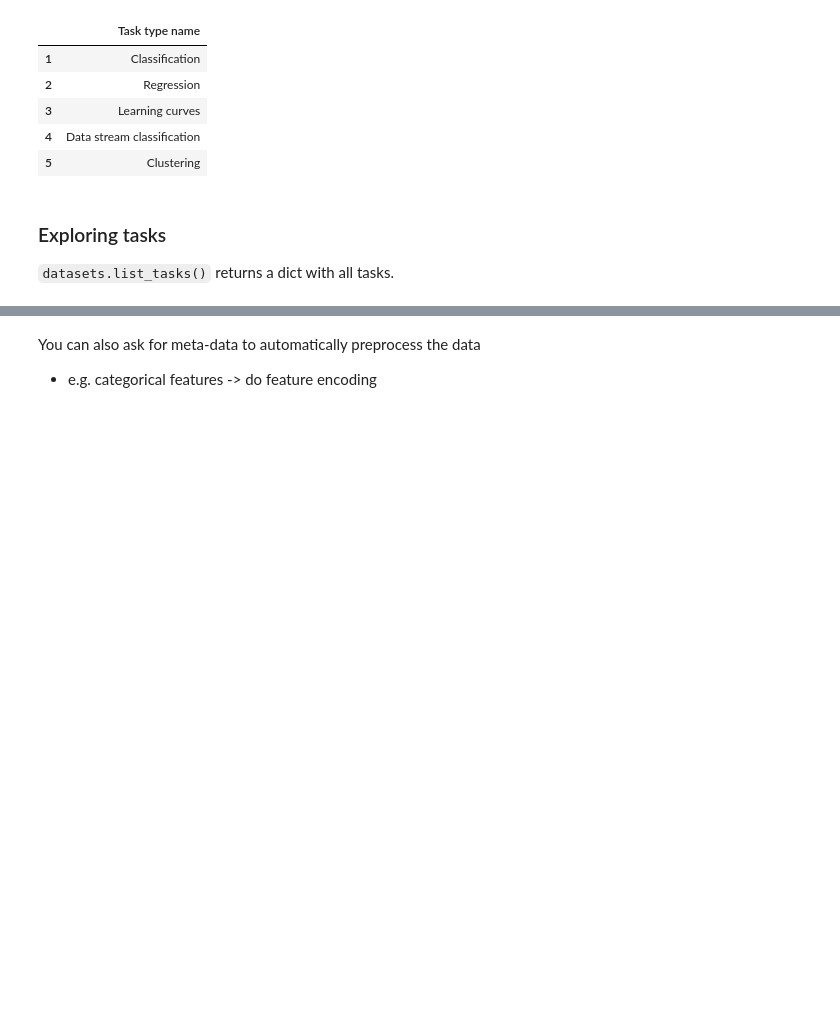
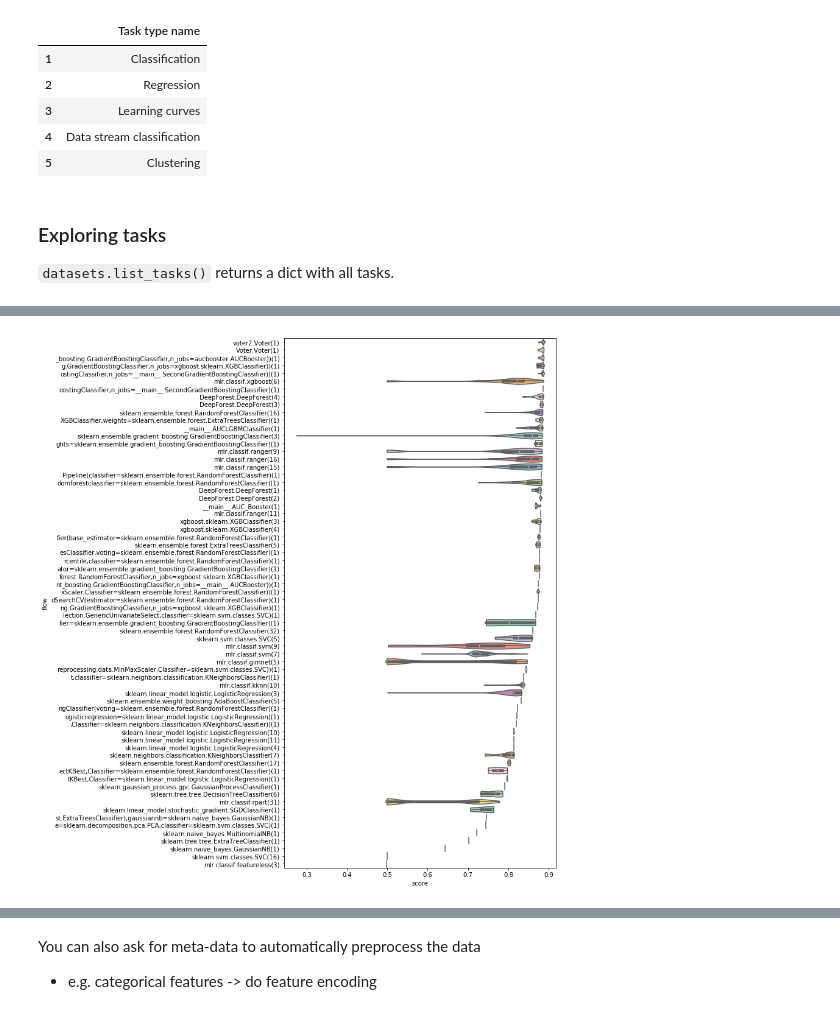
Before and after one commit to openml/openml-tutorial, a Jupyter notebook: notebooks/OpenML Python API.ipynb, the cells around one changed output, grey strips where cells are left out. Saved outputs shown, nothing was run; the diff lists cells and outputs as text; code cells hidden in the pictures; blank space fills up the shorter version.

```diff
--- a/notebooks/OpenML Python API.ipynb
+++ b/notebooks/OpenML Python API.ipynb
@@ -506,0 +538,7 @@ Exercise: Train a scikit-learn model (e.g. `KNeighborsClassifier`) on the data m
+# %%
+evals = oml.evaluations.list_evaluations(task=[145677], function='area_under_roc_curve')
+scores = sorted([{"flow":e.flow_name[-70:], "score":e.value} for id, e in evals.items()], key=lambda x: -x["score"])
+plt.figure(figsize=(8, 16))
+sns.violinplot(x="score", y="flow", data=pd.DataFrame(scores), scale="width", cut=0, palette="Set3");
+# %% [output]
+[figure, added]
```
Also changed, not shown: parts of 23 cells of this notebook, 22 other files.
